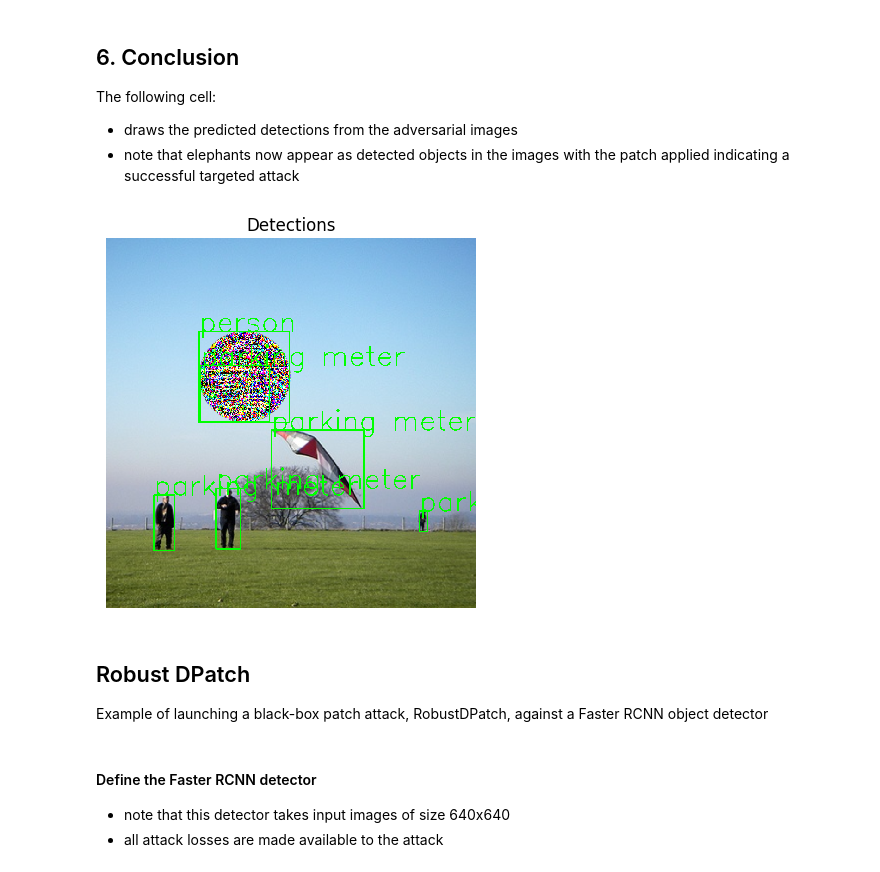
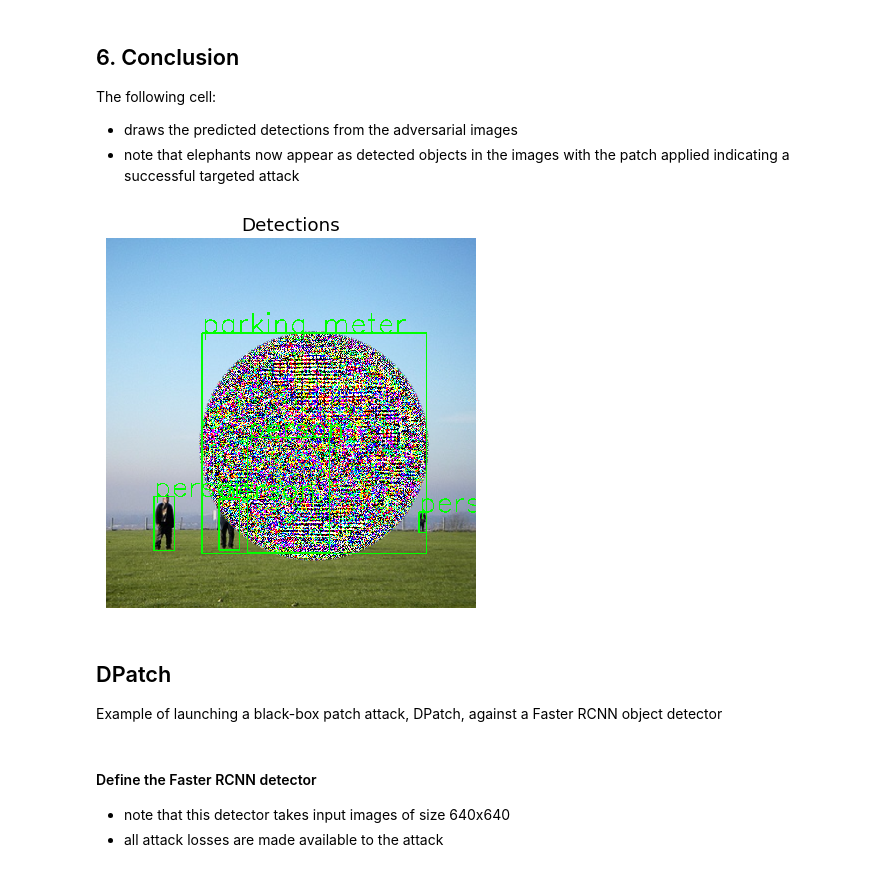
Before and after one commit to IBM/heart-library, a Jupyter notebook: notebooks/6_adversarial_patch_for_object_detection.ipynb, the cells around one changed output. Cells and saved outputs as stored; diff of their text form; code cells hidden in the pictures.

```diff
--- a/notebooks/6_adversarial_patch_for_object_detection.ipynb
+++ b/notebooks/6_adversarial_patch_for_object_detection.ipynb
@@ -22,10 +22,12 @@ Advanced T&E Users
 # %%
 import numpy as np
 from torchvision.transforms import transforms
-from heart_library.estimators.object_detection import JaticPyTorchDETR
+from heart_library.estimators.object_detection import JaticPyTorchObjectDetector
 from heart_library.attacks.attack import JaticAttack
 
 from art.attacks.evasion import AdversarialPatchPyTorch
+from datasets import load_dataset
+import torch
 
 import cv2
 import matplotlib.pyplot as plt
@@ -49,9 +51,19 @@ coco_labels = [
     'toothbrush'
 ]
 
-def extract_predictions(predictions_, conf_thresh):
+yolo_labels = ['person', 'bicycle', 'car', 'motorcycle', 'airplane', 'bus', 'train', 'truck', 'boat', 'traffic light',
+        'fire hydrant', 'stop sign', 'parking meter', 'bench', 'bird', 'cat', 'dog', 'horse', 'sheep', 'cow',
+        'elephant', 'bear', 'zebra', 'giraffe', 'backpack', 'umbrella', 'handbag', 'tie', 'suitcase', 'frisbee',
+        'skis', 'snowboard', 'sports ball', 'kite', 'baseball bat', 'baseball glove', 'skateboard', 'surfboard',
+        'tennis racket', 'bottle', 'wine glass', 'cup', 'fork', 'knife', 'spoon', 'bowl', 'banana', 'apple',
+        'sandwich', 'orange', 'broccoli', 'carrot', 'hot dog', 'pizza', 'donut', 'cake', 'chair', 'couch',
+        'potted plant', 'bed', 'dining table', 'toilet', 'tv', 'laptop', 'mouse', 'remote', 'keyboard',
+        'cell phone', 'microwave', 'oven', 'toaster', 'sink', 'refrigerator', 'book', 'clock', 'vase', 'scissors',
+        'teddy bear', 'hair drier', 'toothbrush']
+
+def extract_predictions(predictions_, conf_thresh, labels=coco_labels):
     # Get the predicted class
-    predictions_class = [coco_labels[i] for i in list(predictions_.labels)]
+    predictions_class = [labels[i] for i in list(predictions_.labels)]
     #  print("\npredicted classes:", predictions_class)
     if len(predictions_class) < 1:
         return [], [], []
@@ -104,13 +116,14 @@ MEAN = [0.485, 0.456, 0.406]
 STD = [0.229, 0.224, 0.225]
 preprocessing=(MEAN, STD)
 
-detector = JaticPyTorchDETR(device_type='cpu',
-                            input_shape=(3, 800, 800),
-                            clip_values=(0, 1),
-                            attack_losses=( "loss_ce",
-                                "loss_bbox",
-                                "loss_giou",),
-                            preprocessing=(MEAN, STD))
+detector = JaticPyTorchObjectDetector(model_type="detr_resnet50",
+                                      device_type='cpu',
+                                    input_shape=(3, 800, 800),
+                                    clip_values=(0, 1),
+                                    attack_losses=( "loss_ce",
+                                        "loss_bbox",
+                                        "loss_giou",),
+                                    preprocessing=preprocessing)
 # %% [output]
 Using cache found in /Users/kieranfraser/.cache/torch/hub/facebookresearch_detr_main
 # %% [markdown]
@@ -155,9 +165,9 @@ scale_min=0.5
 scale_max=1.0
 distortion_scale_max=0.0
 learning_rate=1.99
-max_iter=200
+max_iter=50
 batch_size=16
-patch_shape=(3, 200, 200)
+patch_shape=(3, 500, 500)
 patch_location=(200,200)
 patch_type="circle"
 optimizer="Adam"
@@ -212,12 +222,12 @@ The following cell:
 # %%
 adv_detections = detector(adv_images)
 for i in range(len(adv_detections)):
-    preds_orig = extract_predictions(adv_detections[i], 0.5)
+    preds_orig = extract_predictions(adv_detections[i], 0.2)
     plot_image_with_boxes(img=adv_images[0][i].transpose(1,2,0).copy(),
                           boxes=preds_orig[1], pred_cls=preds_orig[0], title="Detections")
 # %% [output]
-[figure, old version]
+[figure, new version]
 # %% [markdown]
-## Robust DPatch
-Example of launching a black-box patch attack, RobustDPatch, against a Faster RCNN object detector
+## DPatch
+Example of launching a black-box patch attack, DPatch, against a Faster RCNN object detector
 # %%
```
Also changed, not shown: parts of 10 cells of this notebook, 39 other files.
